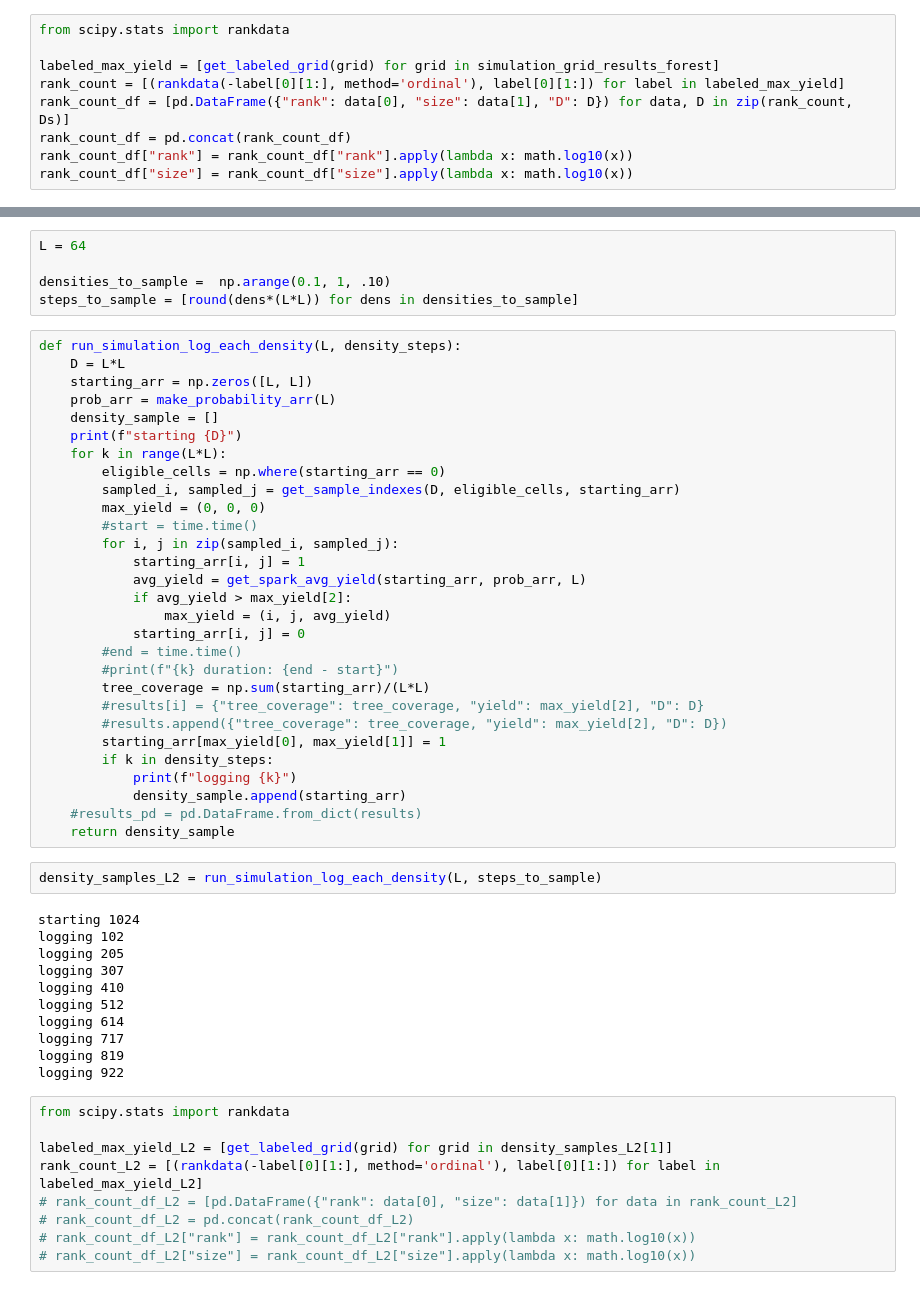
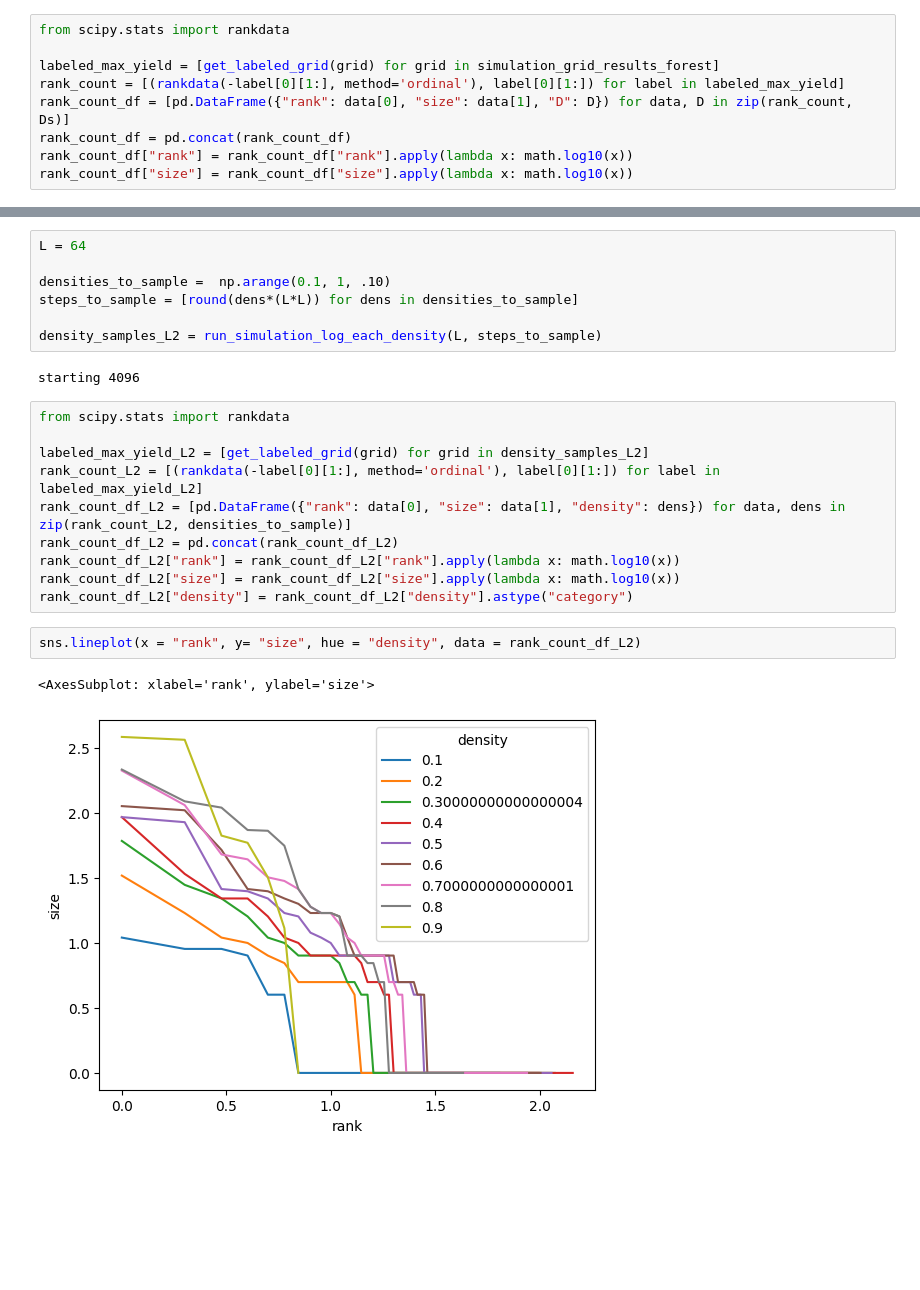
Before and after one commit to kevin-m-kent/pocs, a Jupyter notebook: Assignment_10/hot_simulation.ipynb, the cells around one changed output, grey strips where cells are left out. Drawn from its saved outputs; the diff is of its cells as text; blank space fills up the shorter version.

Commit message:
higher l results

```diff
--- a/Assignment_10/hot_simulation.ipynb
+++ b/Assignment_10/hot_simulation.ipynb
@@ -181,57 +180,25 @@ L = 64
 
 densities_to_sample =  np.arange(0.1, 1, .10)
 steps_to_sample = [round(dens*(L*L)) for dens in densities_to_sample]
+
+density_samples_L2 = run_simulation_log_each_density(L, steps_to_sample)
+# %% [output]
+starting 4096
-# %%
-def run_simulation_log_each_density(L, density_steps):
-    D = L*L
-    starting_arr = np.zeros([L, L])
-    prob_arr = make_probability_arr(L)
-    density_sample = []
-    print(f"starting {D}")
-    for k in range(L*L):
-        eligible_cells = np.where(starting_arr == 0)
-        sampled_i, sampled_j = get_sample_indexes(D, eligible_cells, starting_arr)
-        max_yield = (0, 0, 0)
-        #start = time.time()
-        for i, j in zip(sampled_i, sampled_j):
-            starting_arr[i, j] = 1
-            avg_yield = get_spark_avg_yield(starting_arr, prob_arr, L)
-            if avg_yield > max_yield[2]:
-                max_yield = (i, j, avg_yield)
-            starting_arr[i, j] = 0
-        #end = time.time()
-        #print(f"{k} duration: {end - start}")
-        tree_coverage = np.sum(starting_arr)/(L*L)
-        #results[i] = {"tree_coverage": tree_coverage, "yield": max_yield[2], "D": D}
-        #results.append({"tree_coverage": tree_coverage, "yield": max_yield[2], "D": D})
-        starting_arr[max_yield[0], max_yield[1]] = 1
-        if k in density_steps:
-            print(f"logging {k}")
-            density_sample.append(starting_arr)
-    #results_pd = pd.DataFrame.from_dict(results)
-    return density_sample
-# %%
-density_samples_L2 = run_simulation_log_each_density(L, steps_to_sample)
-# %% [output]
-starting 1024
-logging 102
-logging 205
-logging 307
-logging 410
-logging 512
-logging 614
-logging 717
-logging 819
-logging 922
 # %%
 from scipy.stats import rankdata
 
-labeled_max_yield_L2 = [get_labeled_grid(grid) for grid in density_samples_L2[1]]
+labeled_max_yield_L2 = [get_labeled_grid(grid) for grid in density_samples_L2]
 rank_count_L2 = [(rankdata(-label[0][1:], method='ordinal'), label[0][1:]) for label in labeled_max_yield_L2]
-# rank_count_df_L2 = [pd.DataFrame({"rank": data[0], "size": data[1]}) for data in rank_count_L2]
-# rank_count_df_L2 = pd.concat(rank_count_df_L2)
-# rank_count_df_L2["rank"] = rank_count_df_L2["rank"].apply(lambda x: math.log10(x))
-# rank_count_df_L2["size"] = rank_count_df_L2["size"].apply(lambda x: math.log10(x))
+rank_count_df_L2 = [pd.DataFrame({"rank": data[0], "size": data[1], "density": dens}) for data, dens in zip(rank_count_L2, densities_to_sample)]
+rank_count_df_L2 = pd.concat(rank_count_df_L2)
+rank_count_df_L2["rank"] = rank_count_df_L2["rank"].apply(lambda x: math.log10(x))
+rank_count_df_L2["size"] = rank_count_df_L2["size"].apply(lambda x: math.log10(x))
+rank_count_df_L2["density"] = rank_count_df_L2["density"].astype("category")
+# %%
+sns.lineplot(x = "rank", y= "size", hue = "density", data = rank_count_df_L2)
+# %% [output]
+<AxesSubplot: xlabel='rank', ylabel='size'>
+[figure, added]
 # %%
 import matplotlib.pyplot as plt
 
```
Also changed, not shown: parts of 7 cells of this notebook.
